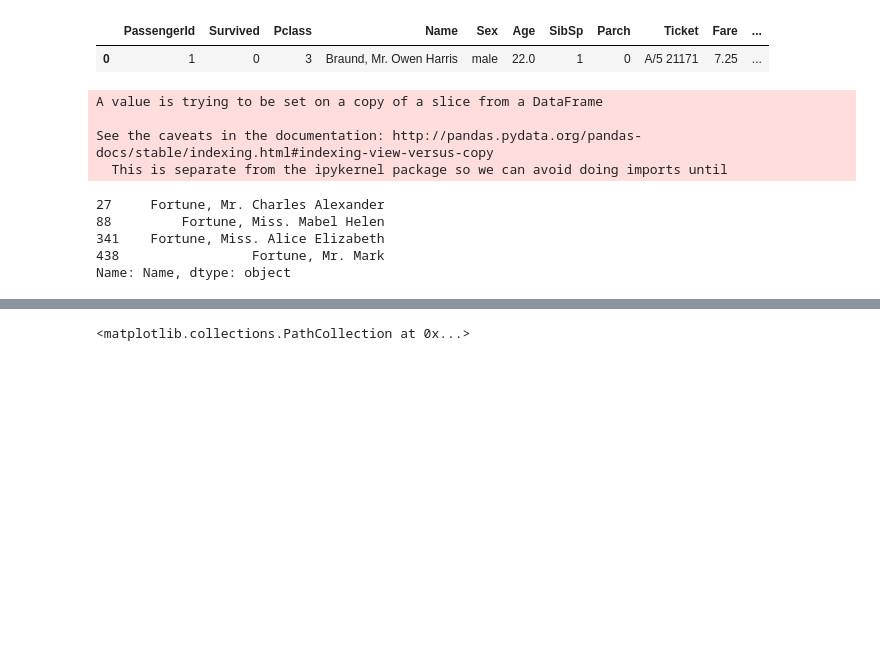
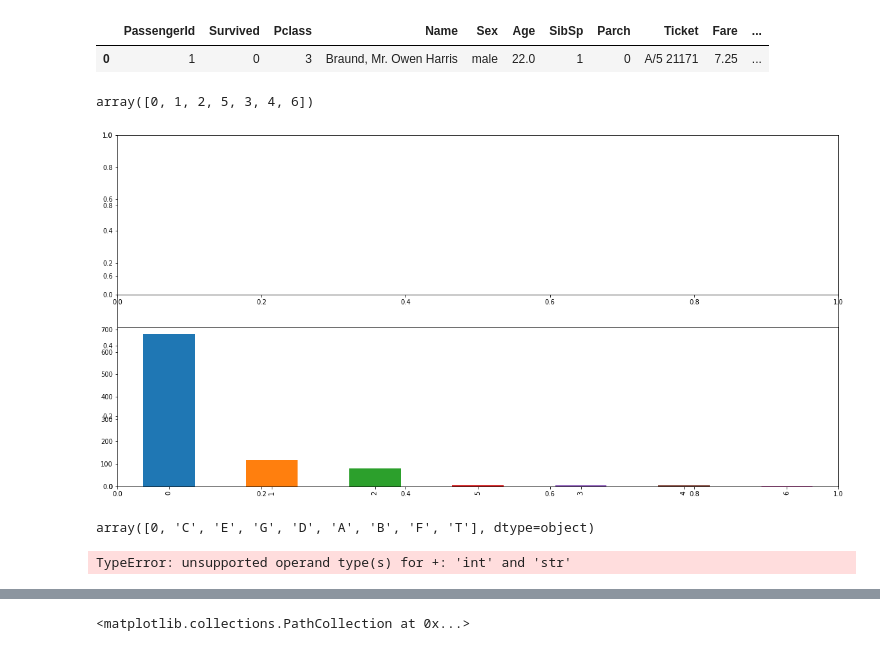
Before and after one commit to naireeni/kaggle, a Jupyter notebook: Titanic/Titanic.ipynb, the cells around one changed output, grey strips where cells are left out. Saved outputs shown, nothing was run; the diff lists cells and outputs as text; code cells hidden in the pictures; blank space fills up the shorter version.

```diff
--- a/Titanic/Titanic.ipynb
+++ b/Titanic/Titanic.ipynb
@@ -19,25 +19,39 @@ D.head(1)
 # %%
 # feature engineering
 # Parch
-D.Parch[D.Parch>1]=1
+# D.Parch[D.Parch>1]=1
+D.Parch.unique()
 # %% [output]
-A value is trying to be set on a copy of a slice from a DataFrame
-
-See the caveats in the documentation: http://pandas.pydata.org/pandas-docs/stable/indexing.html#indexing-view-versus-copy
-  This is separate from the ipykernel package so we can avoid doing imports until
+array([0, 1, 2, 5, 3, 4, 6])
+# %%
+fig=plt.figure(figsize=[20,10])
+ax1=fig.subplots(1,1)
+ax2=fig.subplots(2,1)
+axs2=D.Parch.value_counts().plot(kind='bar')
+# ax3=fig.add_subplot(3,1)
+# %% [output]
+[figure, added]
 # %%
 # change to numeric
+def strtocat(val):
+    if type(val) == str:
+        val=val.strip()
+        val=val[0]
+    return(val)
 
-# def numeric_cols
 D.Cabin=D.Cabin.fillna(0)
+
+cap = lambda x: strtocat(x)
+D.Cabin=D.Cabin.apply(cap)
+
 D.Cabin.unique()
-print(D.Name[D.Cabin=='C23 C25 C27'])
 # %% [output]
-27     Fortune, Mr. Charles Alexander
-88         Fortune, Miss. Mabel Helen
-341    Fortune, Miss. Alice Elizabeth
-438                 Fortune, Mr. Mark
-Name: Name, dtype: object
+array([0, 'C', 'E', 'G', 'D', 'A', 'B', 'F', 'T'], dtype=object)
+# %%
+CS=D.groupby('Survived')['Cabin'].sum()
+# CS.head()
+# %% [output]
+TypeError: unsupported operand type(s) for +: 'int' and 'str'
 # %%
 #encoding some features into categorical numbers
 # DT.drop("Name", axis=1)
```
Also changed, not shown: parts of 17 cells of this notebook.
